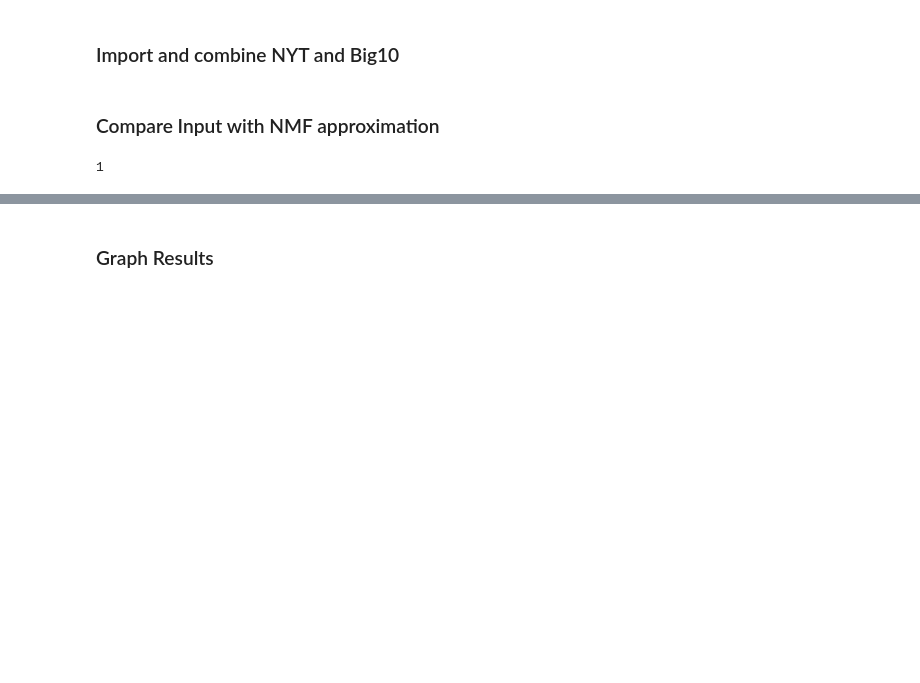
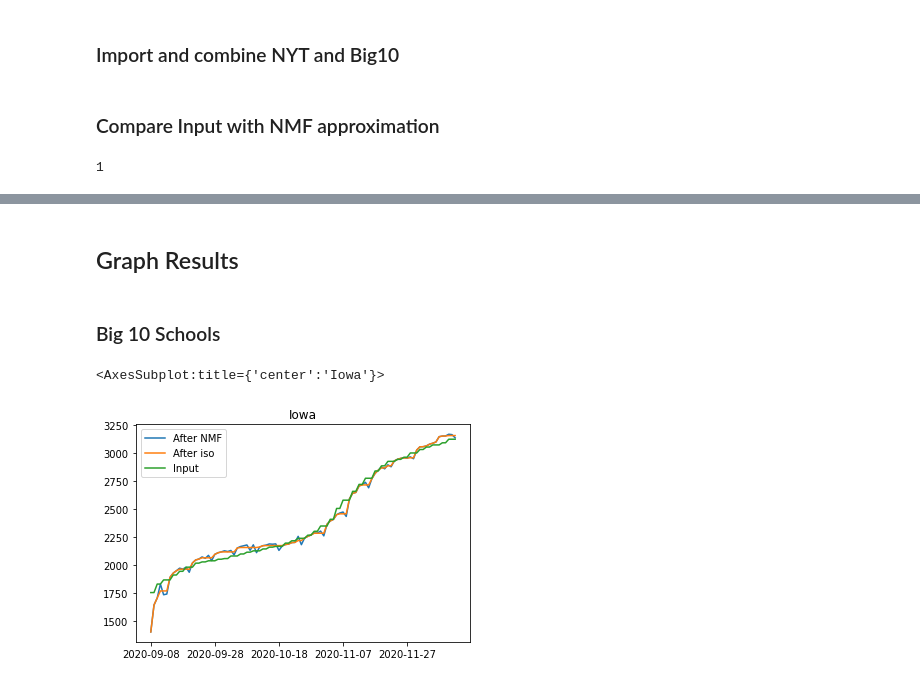
Before and after one commit to kevin-q2/Covid_Diffusion, a Jupyter notebook: analysis/nmf_tests.ipynb, the cells around one changed output, grey strips where cells are left out. Drawn from its saved outputs; the diff is of its cells as text; code cells hidden in the pictures; blank space fills up the shorter version.

```diff
--- a/analysis/nmf_tests.ipynb
+++ b/analysis/nmf_tests.ipynb
@@ -56,2 +76,14 @@ nmfed = dset.nmf(ranker, 'nndsvd')
 # %% [markdown]
-### Graph Results
+## Graph Results
+# %% [markdown]
+### Big 10 Schools
+# %%
+Iowa = pd.concat([inp['Iowa'], nmfed.dataframe['Iowa'], with_iso.dataframe['Iowa']], axis = 1)
+Iowa.columns = ['Input', 'After NMF', 'After iso']
+Iowa = Iowa.replace(0,np.nan)
+
+Iowa.drop('Input',1).plot(kind = 'line',legend=True, title = 'Iowa')
+Iowa['Input'].plot(legend=True)
+# %% [output]
+<AxesSubplot:title={'center':'Iowa'}>
+[figure, added]
```
Also changed, not shown: parts of 25 cells of this notebook, 1 other file.
